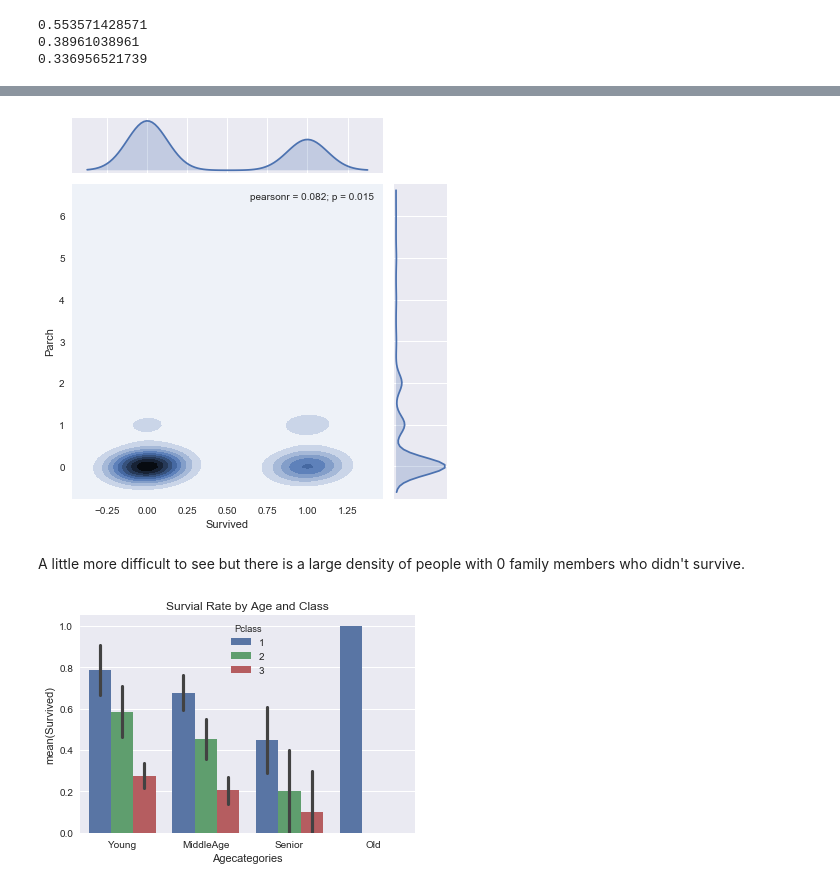
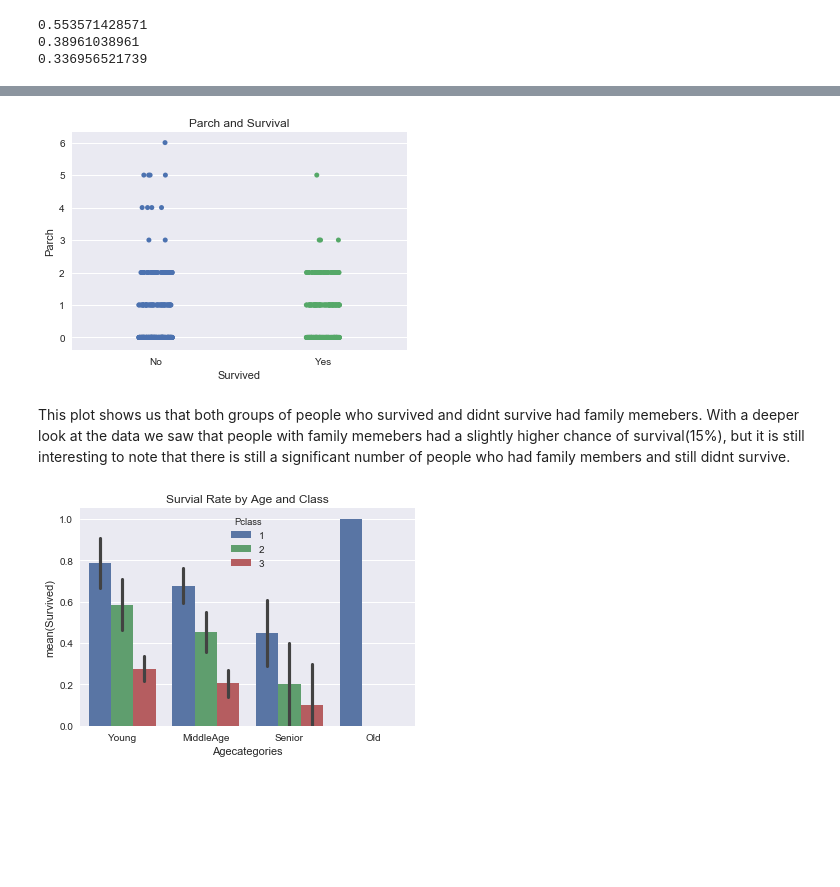
Before and after one commit to iqbal125/titanic_data_analysis, a Jupyter notebook: titanic_data_analysis.ipynb, the cells around one changed output, grey strips where cells are left out. Drawn from its saved outputs; the diff is of its cells as text; code cells hidden in the pictures; blank space fills up the shorter version.

```diff
--- a/titanic_data_analysis.ipynb
+++ b/titanic_data_analysis.ipynb
@@ -341,10 +336,12 @@ This plot is a good illustration of people's surivival and age. You can clearly
-# %%
-#Kernal density plot of survival and parch
-sns.jointplot(x="Survived", y="Parch", data=data, kind="kde");
-# %% [output]
-[figure, removed]
-# %% [markdown]
-A little more difficult to see but there is a large density of people with 0 family members who didn't survive.
+# %%
+#Strip plot of survived by Parch
+ax = sns.stripplot(y='Parch', x='Survived', data=data, jitter=True);
+ax.set_xticklabels(['No', 'Yes'])
+ax.set(title='Parch and Survival', xlabel="Survived");
+# %% [output]
+[figure, added]
+# %% [markdown]
+This plot shows us that both groups of people who survived and didnt survive had family memebers. With a deeper look at the data we saw that people with family memebers had a slightly higher chance of survival(15%), but it is still interesting to note that there is still a significant number of people who had family members and still didnt survive.
 # %%
 #Bar plot of Survival rate based on age groups and ticket class
 bins = [0, 25, 50, 75, 100]
```
Also changed, not shown: parts of 5 cells of this notebook, 1 other file.
